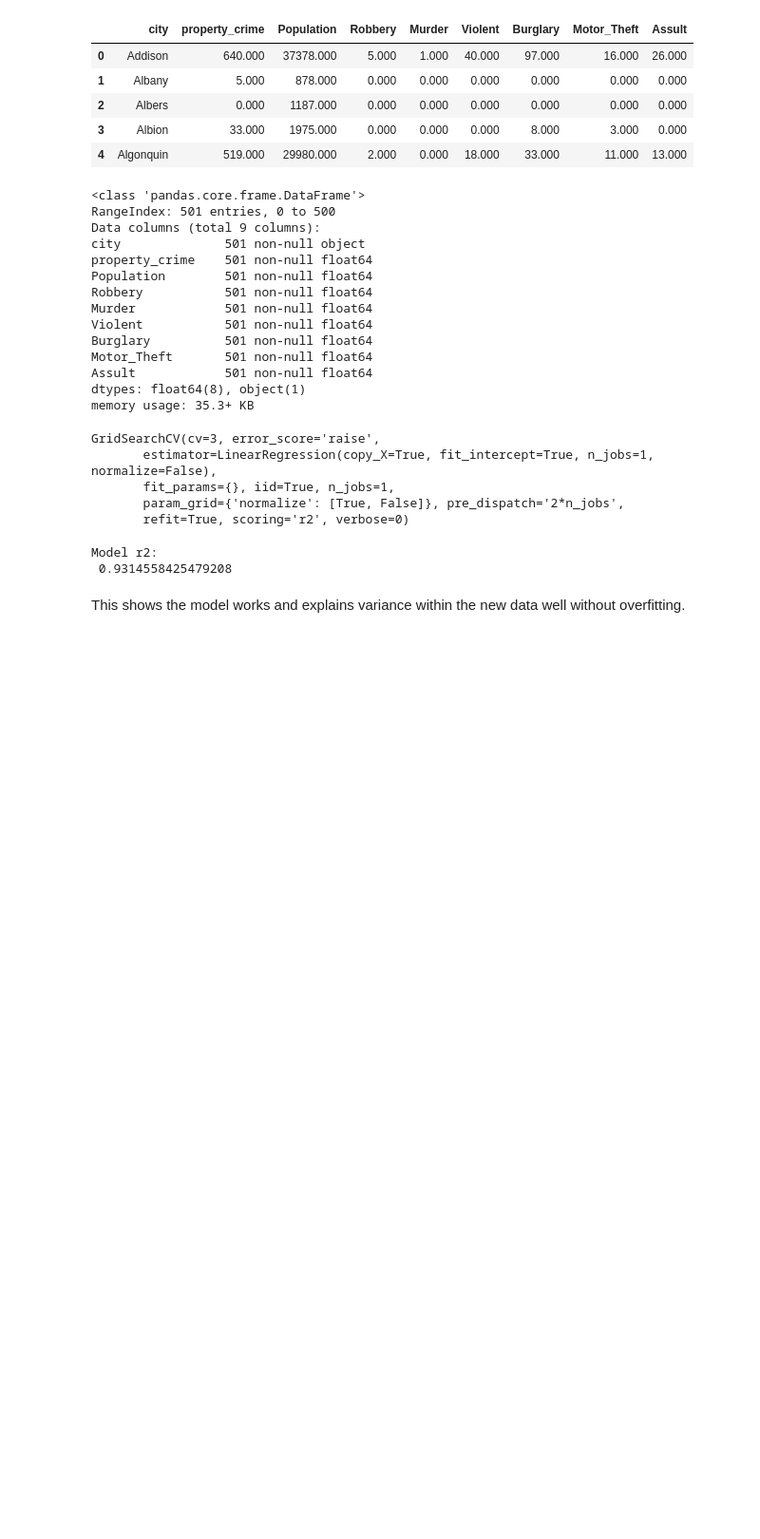
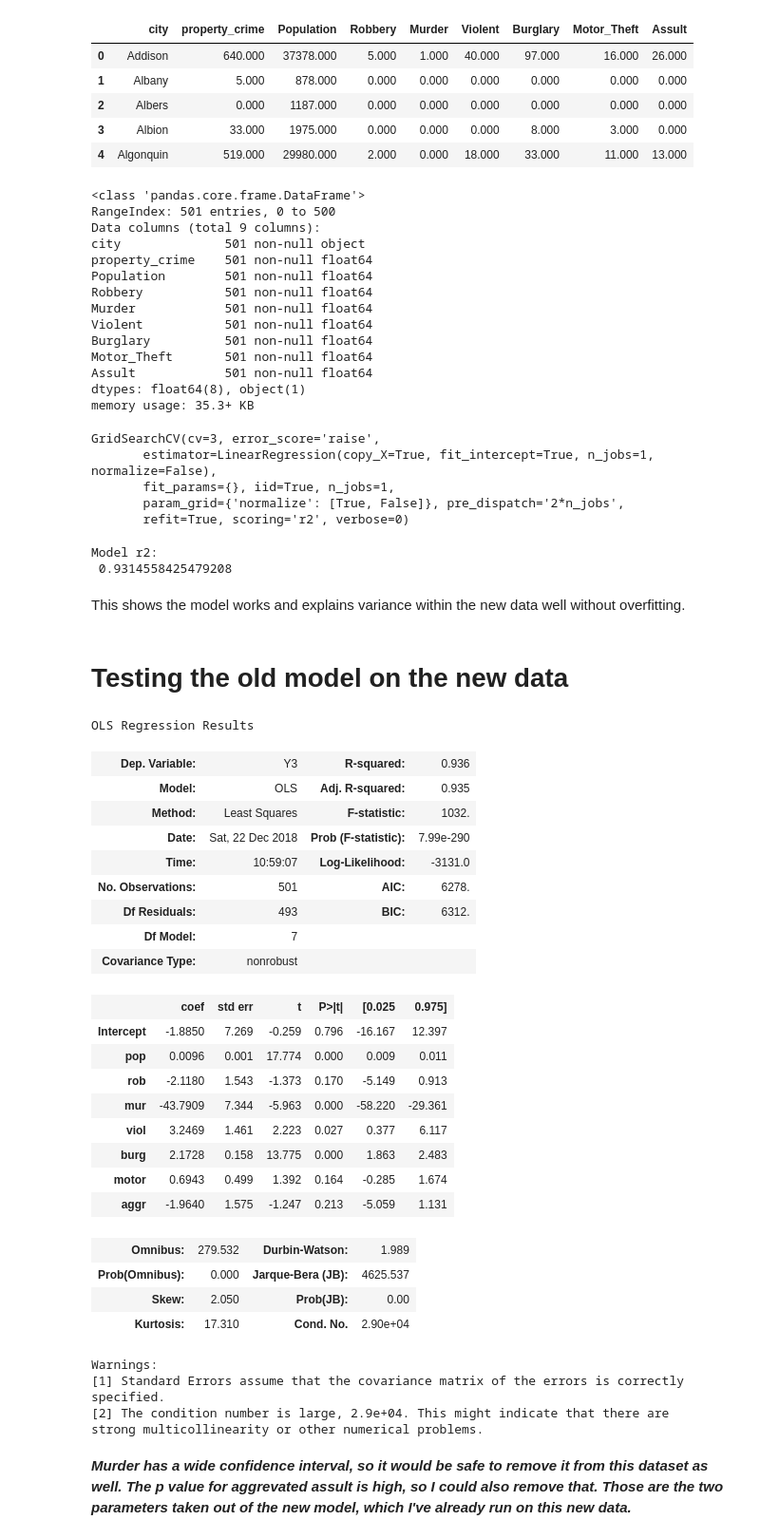
Before and after one commit to AshleyCubed/ThinkfulProjects, a Jupyter notebook: Unit 2-Supervised Learning/Challenges/CHALLENGE Validating Linear Regression.ipynb, the cells around one changed output. Shown at 95% size. Cells and saved outputs as stored; diff of their text form; code cells hidden in the pictures; blank space fills up the shorter version.

Commit message:
U2L5P2
Final copy of the validating linear regression challenge with the original and second models being tested on both old and new data.

```diff
--- a/Unit 2-Supervised Learning/Challenges/CHALLENGE Validating Linear Regression.ipynb
+++ b/Unit 2-Supervised Learning/Challenges/CHALLENGE Validating Linear Regression.ipynb
@@ -238,3 +239,50 @@ Model r2:
  0.9314558425479208
 # %% [markdown]
 This shows the model works and explains variance within the new data well without overfitting.
+# %% [markdown]
+# Testing the old model on the new data
+# %%
+Y3 = test_data['property_crime'].values.reshape(-1, 1)
+pop = test_data['Population']
+viol = test_data['Violent']
+mur = test_data['Murder']
+rob = test_data['Robbery']
+burg = test_data['Burglary']
+motor = test_data['Motor_Theft']
+aggr = test_data['Assult']
+linear_formula2 = 'Y3 ~ pop+rob+mur+viol+burg+motor+aggr'
+
+# Fit the model to our data using the formula.
+lm2 = smf.ols(formula=linear_formula2, data=test_data).fit()
+# %%
+lm2.summary()
+# %% [output]
+OLS Regression Results
+| Dep. Variable: | Y3 | R-squared: | 0.936 |
+| Model: | OLS | Adj. R-squared: | 0.935 |
+| Method: | Least Squares | F-statistic: | 1032. |
+| Date: | Sat, 22 Dec 2018 | Prob (F-statistic): | 7.99e-290 |
+| Time: | 10:59:07 | Log-Likelihood: | -3131.0 |
+| No. Observations: | 501 | AIC: | 6278. |
+| Df Residuals: | 493 | BIC: | 6312. |
+| Df Model: | 7 |  |  |
+| Covariance Type: | nonrobust |  |  |
+|  | coef | std err | t | P>|t| | [0.025 | 0.975] |
+| Intercept | -1.8850 | 7.269 | -0.259 | 0.796 | -16.167 | 12.397 |
+| pop | 0.0096 | 0.001 | 17.774 | 0.000 | 0.009 | 0.011 |
+| rob | -2.1180 | 1.543 | -1.373 | 0.170 | -5.149 | 0.913 |
+| mur | -43.7909 | 7.344 | -5.963 | 0.000 | -58.220 | -29.361 |
+| viol | 3.2469 | 1.461 | 2.223 | 0.027 | 0.377 | 6.117 |
+| burg | 2.1728 | 0.158 | 13.775 | 0.000 | 1.863 | 2.483 |
+| motor | 0.6943 | 0.499 | 1.392 | 0.164 | -0.285 | 1.674 |
+| aggr | -1.9640 | 1.575 | -1.247 | 0.213 | -5.059 | 1.131 |
+| Omnibus: | 279.532 | Durbin-Watson: | 1.989 |
+| Prob(Omnibus): | 0.000 | Jarque-Bera (JB): | 4625.537 |
+| Skew: | 2.050 | Prob(JB): | 0.00 |
+| Kurtosis: | 17.310 | Cond. No. | 2.90e+04 |
+Warnings:
+[1] Standard Errors assume that the covariance matrix of the errors is correctly specified.
+[2] The condition number is large, 2.9e+04. This might indicate that there are
+strong multicollinearity or other numerical problems.
+# %% [markdown]
+***Murder has a wide confidence interval, so it would be safe to remove it from this dataset as well. The p value for aggrevated assult is high, so I could also remove that. Those are the two parameters taken out of the new model, which I've already run on this new data.***
```
Also changed, not shown: parts of 3 cells of this notebook.
